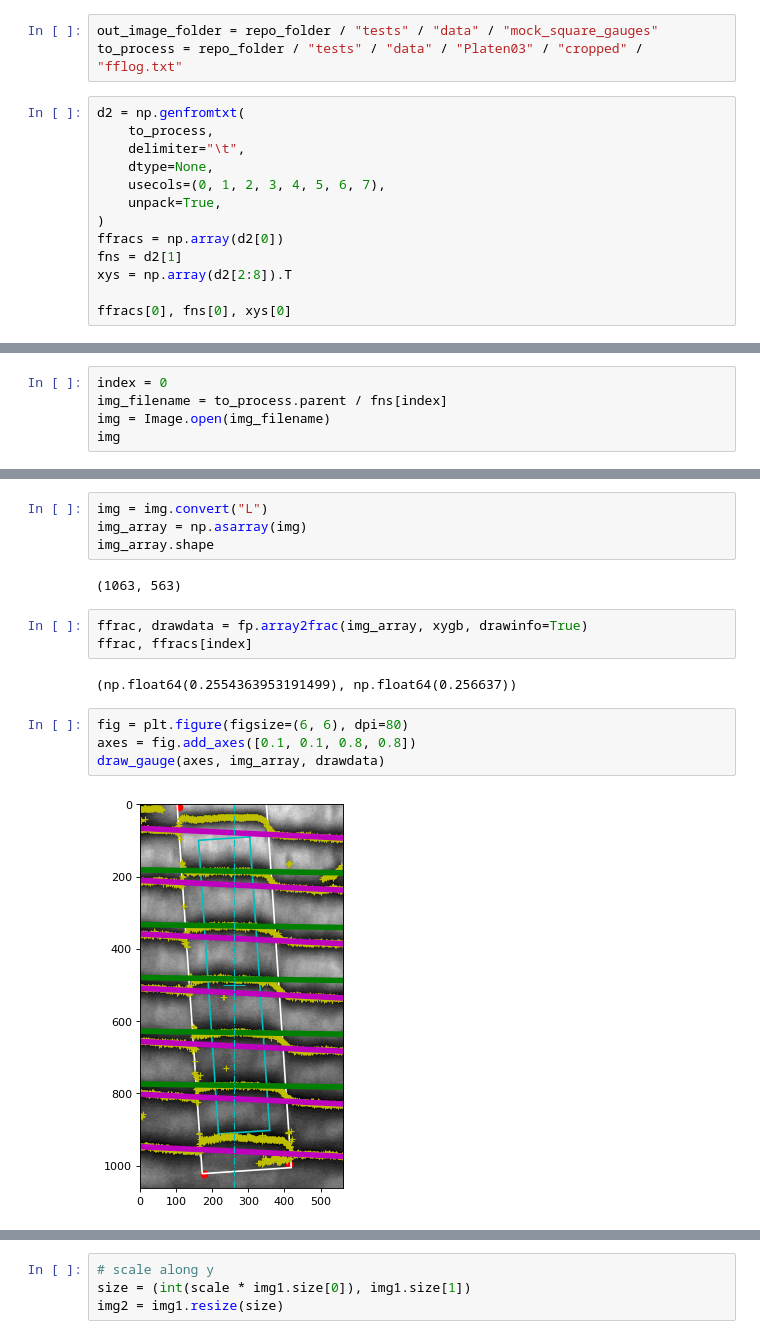
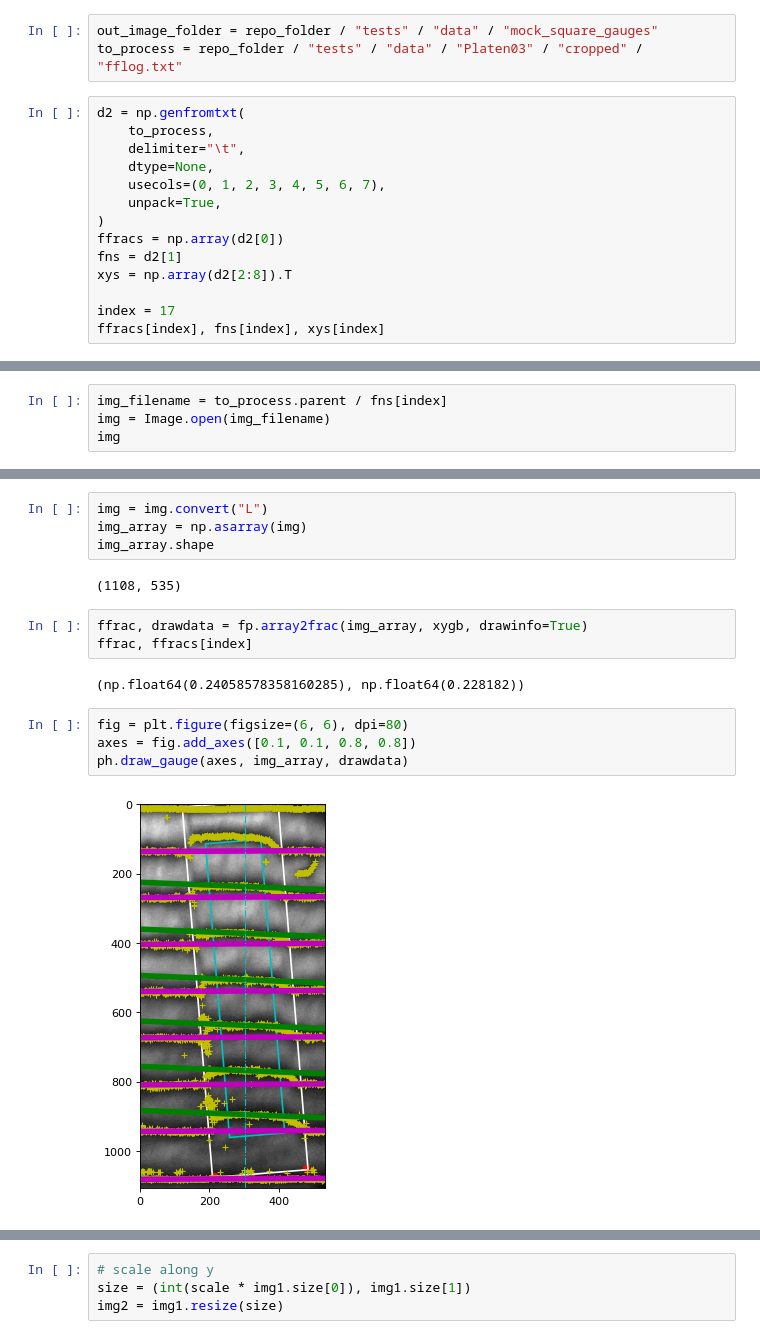
Before and after one commit to MSLNZ/ls-fringeapp, a Jupyter notebook: notebooks/13_rotate_scale_rotate_mock_images.ipynb, the cells around one changed output, grey strips where cells are left out. Cells and saved outputs as stored; diff of their text form.

```diff
--- a/notebooks/13_rotate_scale_rotate_mock_images.ipynb
+++ b/notebooks/13_rotate_scale_rotate_mock_images.ipynb
@@ -30,5 +30,6 @@ ffracs = np.array(d2[0])
 fns = d2[1]
 xys = np.array(d2[2:8]).T
 
-ffracs[0], fns[0], xys[0]
+index = 17
+ffracs[index], fns[index], xys[index]
 # %% [output]
@@ -38,5 +43,4 @@ ffracs[0], fns[0], xys[0]
 # %%
-index = 0
 img_filename = to_process.parent / fns[index]
 img = Image.open(img_filename)
 img
@@ -58,18 +62,18 @@ img = img.convert("L")
 img_array = np.asarray(img)
 img_array.shape
 # %% [output]
-(1063, 563)
+(1108, 535)
 # %%
 ffrac, drawdata = fp.array2frac(img_array, xygb, drawinfo=True)
 ffrac, ffracs[index]
 # %% [output]
-(np.float64(0.2554363953191499), np.float64(0.256637))
+(np.float64(0.24058578358160285), np.float64(0.228182))
 # %%
 fig = plt.figure(figsize=(6, 6), dpi=80)
 axes = fig.add_axes([0.1, 0.1, 0.8, 0.8])
-draw_gauge(axes, img_array, drawdata)
+ph.draw_gauge(axes, img_array, drawdata)
 # %% [output]
-[figure, old version]
+[figure, new version]
 # %%
 xy = xygb
 length = ((xy[0, :] - xy[1, :]) ** 2).sum() ** 0.5
```
Also changed, not shown: parts of 30 cells of this notebook, 2 other files.
